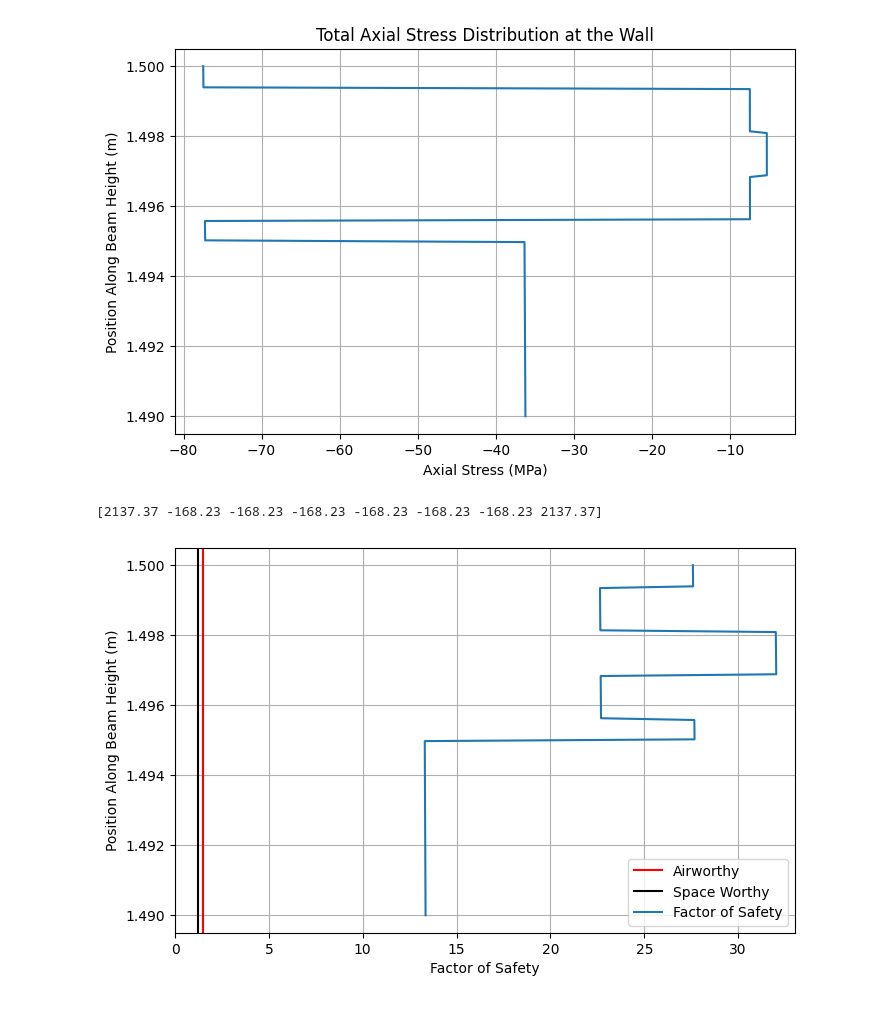
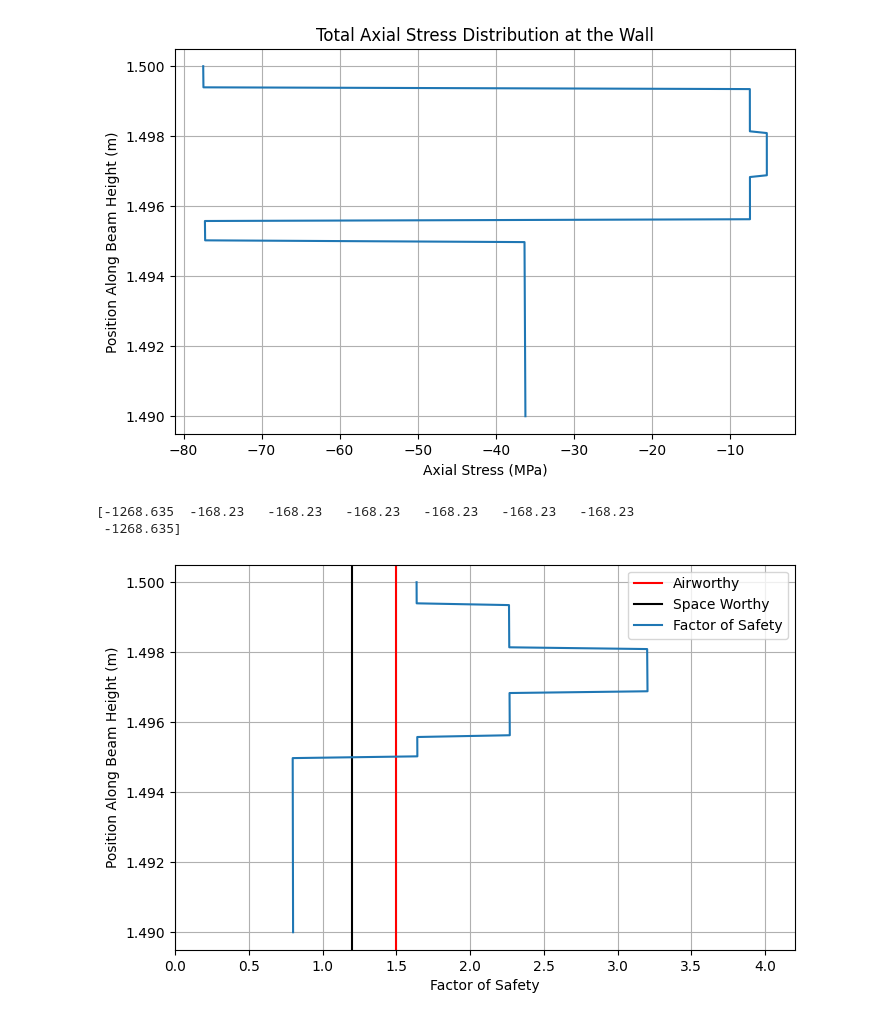
Before and after one commit to ndrichmond/EAE135Project2, a Jupyter notebook: main.ipynb, the cells around one changed output. Cells and saved outputs as stored; diff of their text form; code cells hidden in the pictures.

```diff
--- a/main.ipynb
+++ b/main.ipynb
@@ -256,7 +256,7 @@ r = R_a + 0.005/8
 
 
 def getS(layupAngle):
-    S_AS4 = [2137.37, -168.23, -168.23, -168.23] #MPa
+    S_AS4 = [-1268.635, -168.23, -168.23, -168.23]#MPa
     #We will only work with fibers in 0,+/-45,90,
     if layupAngle in range(0,45):
         return S_AS4[0]
@@ -271,38 +271,39 @@ S_layers = np.array([getS(0), getS(45), getS(-45), getS(90), getS(90), getS(-45)
 
 #for i in range(len(x2))
 
-S_al = 483 #MPa
+S_al = 289.6 #MPa
 print(S_layers)
 SF = []
 j = 0
 for i in range(len(x2)):
     #print(i)
     if x2[i] < R_a:
-        SF.append(S_al/total_sigma[i])
+        SF.append(S_al/total_sigma[i]/10)
         #print(total_sigma[i])
         #print(SF)
     if x2[i] >= R_a and x2[i] < (r):
-        SF.append(S_layers[j]/total_sigma[i])
+        SF.append(S_layers[j]/total_sigma[i]/10)
 
     if x2[i] > r:
         r = r + 0.005/8
         j = j + 1
-        SF.append(S_layers[j]/total_sigma[i])
+        SF.append(S_layers[j]/total_sigma[i]/10)
 
 plt.figure(figsize=(8, 5))
 plt.xlim([0,max(SF)+1])
 plt.axvline(x = 1.5, color = 'red',label = 'Airworthy')
 plt.axvline(x = 1.2, color = 'black', label = 'Space Worthy')
 plt.plot(np.abs(SF),x2, label = 'Factor of Safety')
 
 plt.ylabel("Position Along Beam Height (m)")
 plt.xlabel("Factor of Safety")
 #plt.title("Factor of Safety at the Wall")
 plt.legend()
 plt.grid()
 plt.show()
 
 # hello
 # %% [output]
-[2137.37 -168.23 -168.23 -168.23 -168.23 -168.23 -168.23 2137.37]
+[-1268.635  -168.23   -168.23   -168.23   -168.23   -168.23   -168.23
+ -1268.635]
-[figure, old version]
+[figure, new version]
```
